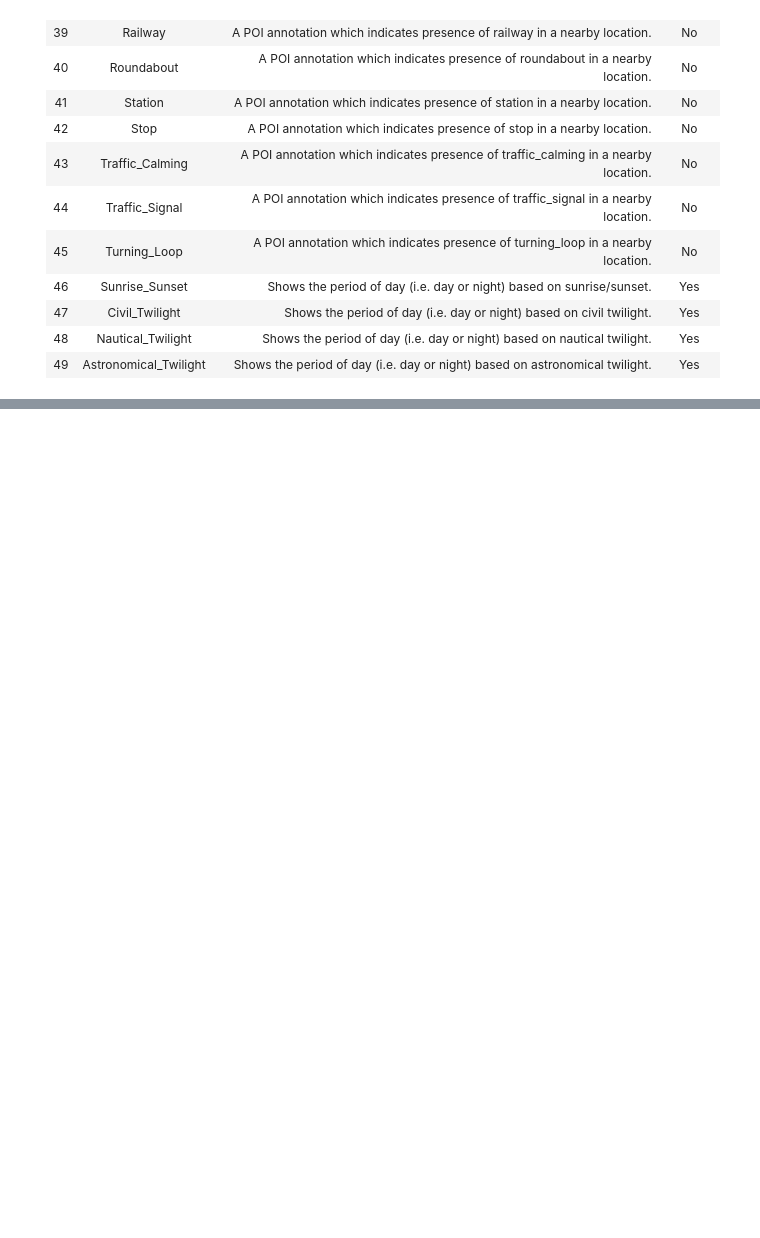
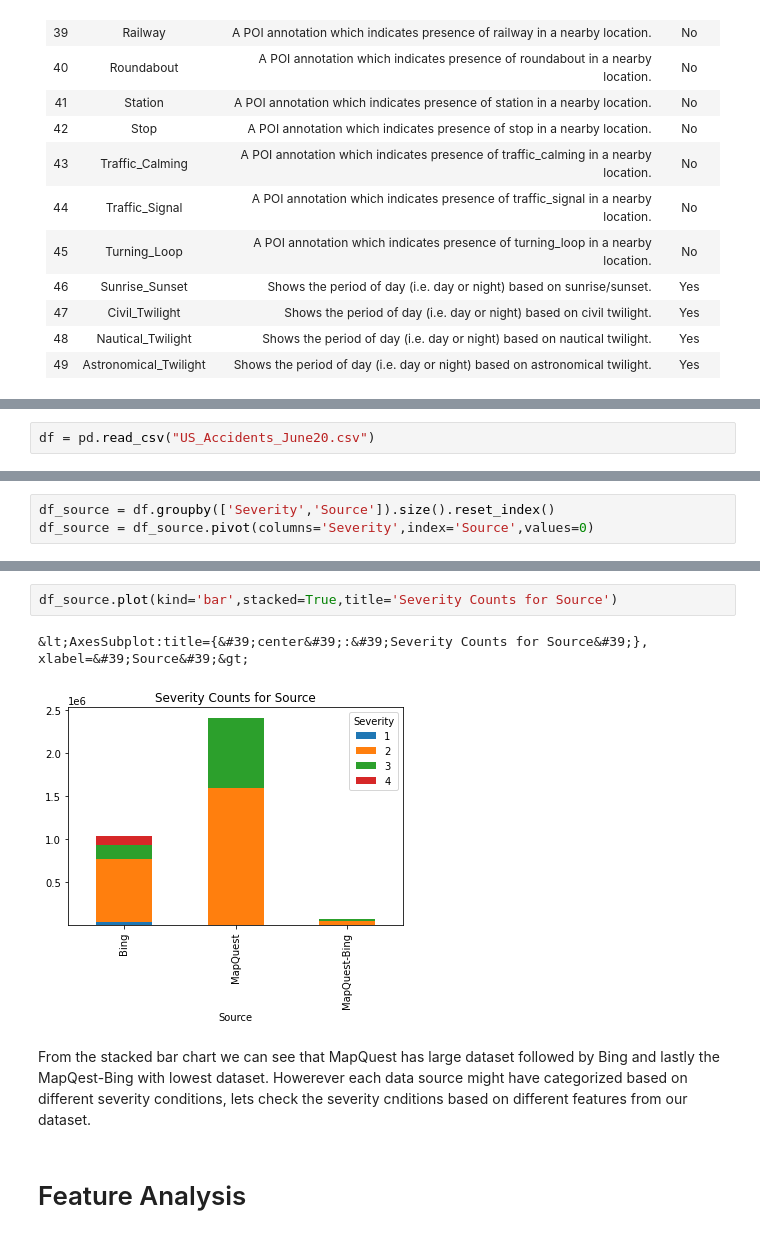
Before and after one commit to AmirthaRajan/Coursera_Capstone, a Jupyter notebook: notebook.ipynb, the cells around one changed output, grey strips where cells are left out. Drawn from its saved outputs; the diff is of its cells as text; blank space fills up the shorter version.

Commit message:
Added description for understanding the data

```diff
--- a/notebook.ipynb
+++ b/notebook.ipynb
@@ -359,0 +365,2 @@
+# %%
+df = pd.read_csv("US_Accidents_June20.csv")
@@ -359,0 +430,3 @@
+# %%
+df_source = df.groupby(['Severity','Source']).size().reset_index()
+df_source = df_source.pivot(columns='Severity',index='Source',values=0)
@@ -359,0 +441,9 @@
+# %%
+df_source.plot(kind='bar',stacked=True,title='Severity Counts for Source')
+# %% [output]
+&lt;AxesSubplot:title={&#39;center&#39;:&#39;Severity Counts for Source&#39;}, xlabel=&#39;Source&#39;&gt;
+[figure, added]
+# %% [markdown]
+<p> From the stacked bar chart we can see that MapQuest has large dataset followed by Bing and lastly the MapQest-Bing with lowest dataset. Howerever each data source might have categorized based on different severity conditions, lets check the severity cnditions based on different features from our dataset. </p>
+# %% [markdown]
+# Feature Analysis
```
Also changed, not shown: parts of 13 cells of this notebook.
